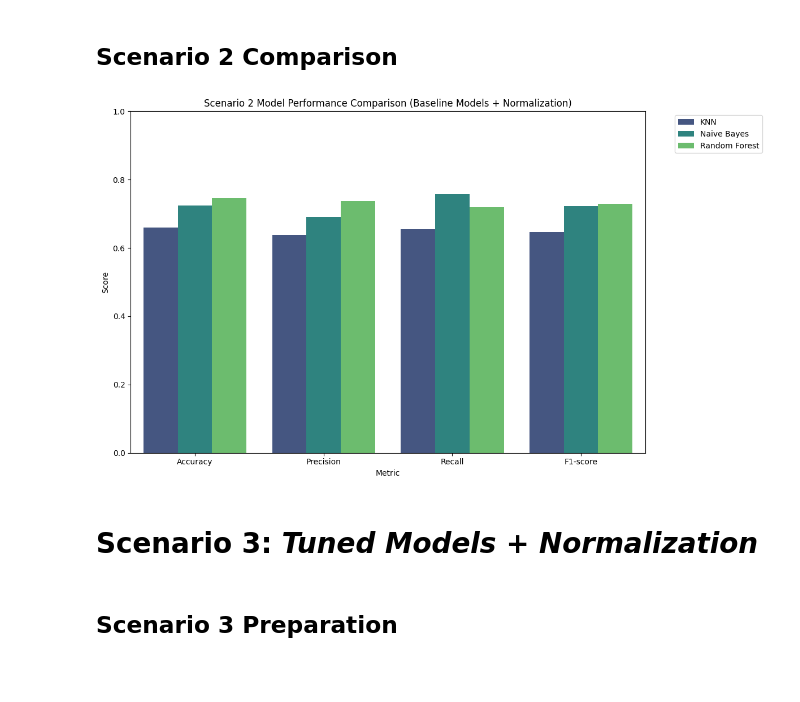
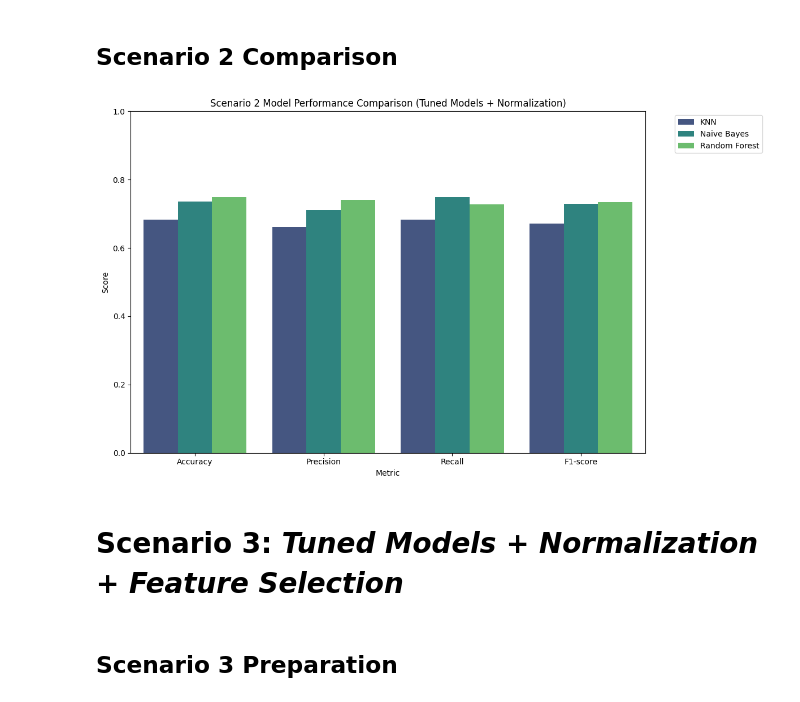
Before and after one commit to hisyamssyr/FP-Machine-Learning, a Jupyter notebook: employee_atrition_prediction.ipynb, the cells around one changed output. Saved outputs shown, nothing was run; the diff lists cells and outputs as text; code cells hidden in the pictures; blank space fills up the shorter version.

```diff
--- a/employee_atrition_prediction.ipynb
+++ b/employee_atrition_prediction.ipynb
@@ -717,6 +868,8 @@ nb_s2 = GaussianNB()
+# %%
+best_nb_s2 = grid_search_nb_s2.best_estimator_
 # %%
-nb_s2.fit(X_train_s2, y_train_s2)
-y_pred_nb_s2 = nb_s2.predict(X_val_s2)
+best_nb_s2.fit(X_train_s2, y_train_s2)
+y_pred_nb_s2 = best_nb_s2.predict(X_val_s2)
 # %%
 cm_nb_s2 = confusion_matrix(y_val_s2, y_pred_nb_s2)
 ConfusionMatrixDisplay(cm_nb_s2).plot()
@@ -749,6 +897,8 @@ rf_s2 = RandomForestClassifier(
+# %%
+best_rf_s2 = random_search_rf_s2.best_estimator_
 # %%
-rf_s2.fit(X_train_s2, y_train_s2)
-y_pred_rf_s2 = rf_s2.predict(X_val_s2)
+best_rf_s2.fit(X_train_s2, y_train_s2)
+y_pred_rf_s2 = best_rf_s2.predict(X_val_s2)
 # %%
 cm_rf_s2 = confusion_matrix(y_val_s2, y_pred_rf_s2)
 ConfusionMatrixDisplay(cm_rf_s2).plot()
@@ -787,29 +937,29 @@ metrics_s2_df = pd.DataFrame(
 # %%
 metrics_s2_df_melted = metrics_s2_df.melt(
     id_vars=['Model'],
     var_name='Metric',
     value_name='Score'
 )
 
 plt.figure(figsize=(12, 7))
 sns.barplot(
     x='Metric',
     y='Score',
     hue='Model',
     data=metrics_s2_df_melted,
     palette='viridis'
 )
-plt.title('Scenario 2 Model Performance Comparison (Baseline Models + Normalization)')
+plt.title('Scenario 2 Model Performance Comparison (Tuned Models + Normalization)')
 plt.ylabel('Score')
 plt.xlabel('Metric')
 plt.ylim(0, 1)
 plt.legend(bbox_to_anchor=(1.05, 1), loc='upper left')
 plt.tight_layout()
 plt.show()
 # %% [output]
-[figure, old version]
+[figure, new version]
 # %% [markdown]
-# Scenario 3: *Tuned Models + Normalization*
+# Scenario 3: *Tuned Models + Normalization + Feature Selection*
 # %% [markdown]
 ## Scenario 3 Preparation
 # %%
```
Also changed, not shown: parts of 125 cells of this notebook.
